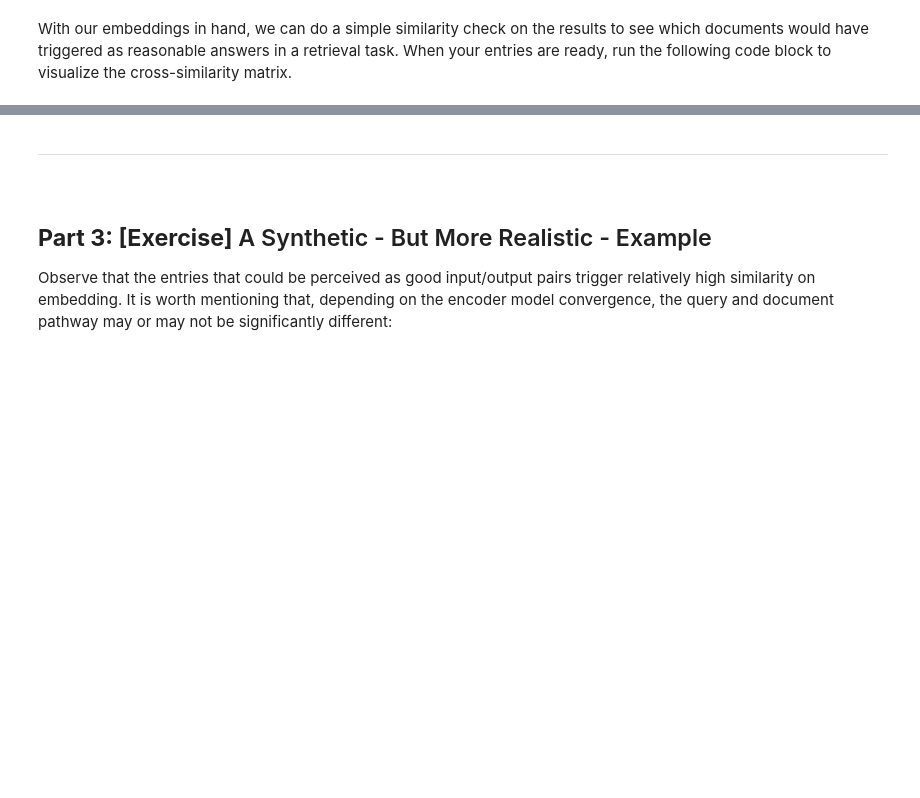
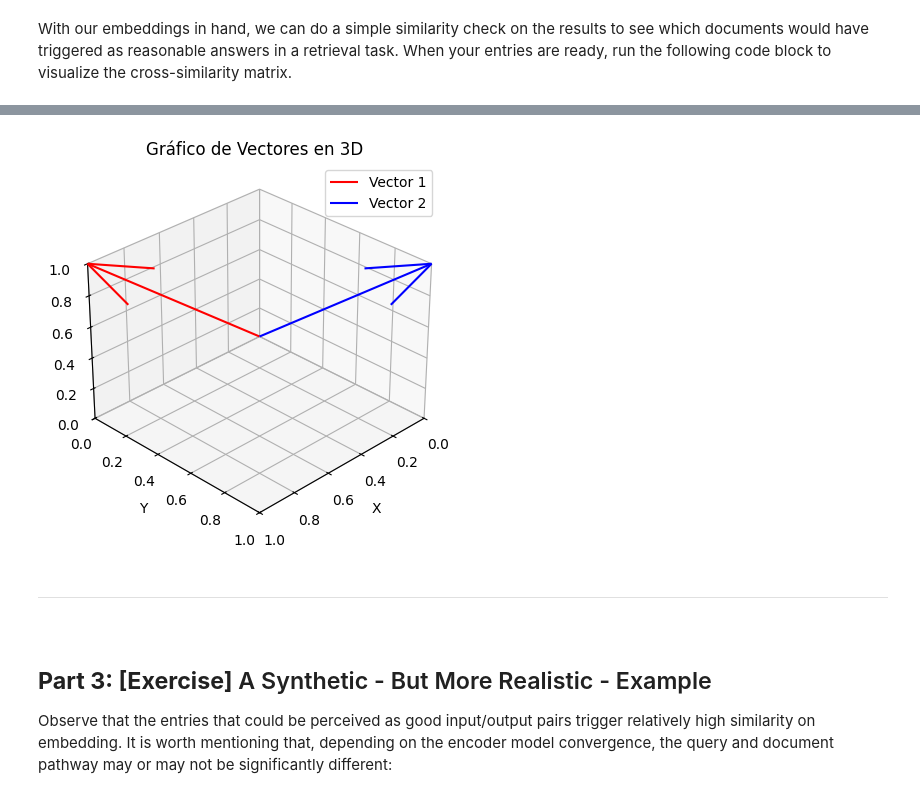
Before and after one commit to igorparrabastias/learning, a Jupyter notebook: courses/Building RAG Agents with LLMs/course/notebooks/06_embeddings.ipynb, the cells around one changed output, grey strips where cells are left out. Cells and saved outputs as stored; diff of their text form; code cells hidden in the pictures; blank space fills up the shorter version.

```diff
--- a/courses/Building RAG Agents with LLMs/course/notebooks/06_embeddings.ipynb
+++ b/courses/Building RAG Agents with LLMs/course/notebooks/06_embeddings.ipynb
@@ -258,3 +347,42 @@ plt.show()
+# %%
+import numpy as np
+import matplotlib.pyplot as plt
+from mpl_toolkits.mplot3d import Axes3D
+
+# Definir los vectores
+vector_1 = np.array([1, 0, 1])
+vector_2 = np.array([0, 1, 1])
+
+# Crear una figura y un eje en 3D
+fig = plt.figure()
+ax = fig.add_subplot(111, projection='3d')
+
+# Origen de los vectores (0, 0, 0)
+origin = np.array([0, 0, 0])
+
+# Graficar los vectores
+ax.quiver(*origin, *vector_1, color='r', label='Vector 1')
+ax.quiver(*origin, *vector_2, color='b', label='Vector 2')
+
+# Configuración de los ejes
+ax.set_xlim([0, 1])
+ax.set_ylim([0, 1])
+ax.set_zlim([0, 1])
+ax.set_xlabel('X')
+ax.set_ylabel('Y')
+ax.set_zlabel('Z')
+
+# Ajustar el ángulo de la cámara
+ax.view_init(elev=30, azim=45)  # Ajusta los valores para una mejor vista
+
+# Título y leyenda
+plt.title("Gráfico de Vectores en 3D")
+plt.legend()
+
+# Mostrar el gráfico
+plt.show()
+# %% [output]
+[figure, added]
 # %% [markdown]
 ----
 
```
Also changed, not shown: parts of 14 cells of this notebook, 1 other file.
